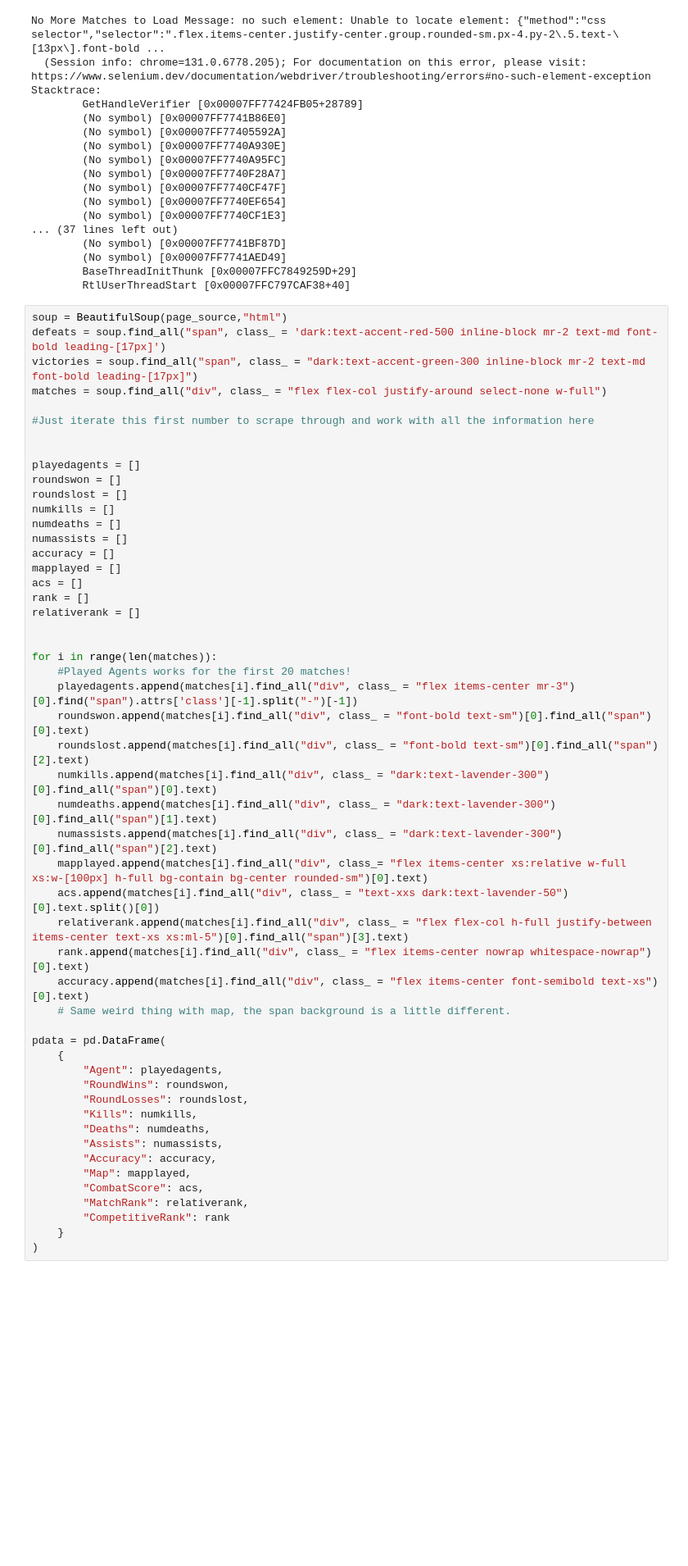
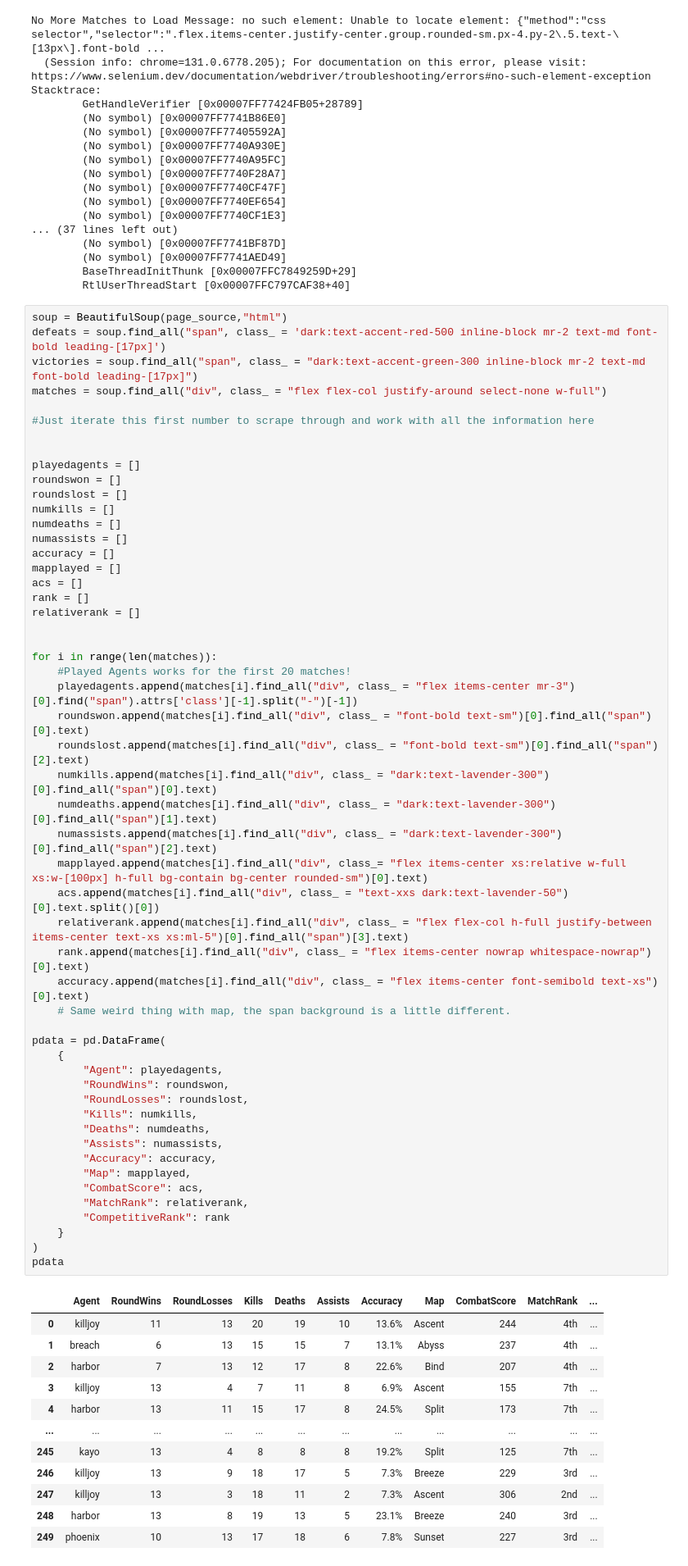
Before and after one commit to muhurto-rahman/PerfectPick, a Jupyter notebook: PerfectPick.ipynb, the cells around one changed output. Shown at 82% size. Cells and saved outputs as stored; diff of their text form; blank space fills up the shorter version.

```diff
--- a/PerfectPick.ipynb
+++ b/PerfectPick.ipynb
@@ -93,30 +99,44 @@ relativerank = []
 for i in range(len(matches)):
     #Played Agents works for the first 20 matches!
     playedagents.append(matches[i].find_all("div", class_ = "flex items-center mr-3")[0].find("span").attrs['class'][-1].split("-")[-1])
     roundswon.append(matches[i].find_all("div", class_ = "font-bold text-sm")[0].find_all("span")[0].text)
     roundslost.append(matches[i].find_all("div", class_ = "font-bold text-sm")[0].find_all("span")[2].text)
     numkills.append(matches[i].find_all("div", class_ = "dark:text-lavender-300")[0].find_all("span")[0].text)
     numdeaths.append(matches[i].find_all("div", class_ = "dark:text-lavender-300")[0].find_all("span")[1].text)
     numassists.append(matches[i].find_all("div", class_ = "dark:text-lavender-300")[0].find_all("span")[2].text)
     mapplayed.append(matches[i].find_all("div", class_= "flex items-center xs:relative w-full xs:w-[100px] h-full bg-contain bg-center rounded-sm")[0].text)
     acs.append(matches[i].find_all("div", class_ = "text-xxs dark:text-lavender-50")[0].text.split()[0])
     relativerank.append(matches[i].find_all("div", class_ = "flex flex-col h-full justify-between items-center text-xs xs:ml-5")[0].find_all("span")[3].text)
     rank.append(matches[i].find_all("div", class_ = "flex items-center nowrap whitespace-nowrap")[0].text)
     accuracy.append(matches[i].find_all("div", class_ = "flex items-center font-semibold text-xs")[0].text)
     # Same weird thing with map, the span background is a little different.
 
 pdata = pd.DataFrame(
     {
         "Agent": playedagents,
         "RoundWins": roundswon,
         "RoundLosses": roundslost,
         "Kills": numkills,
         "Deaths": numdeaths,
         "Assists": numassists,
         "Accuracy": accuracy,
         "Map": mapplayed,
         "CombatScore": acs,
         "MatchRank": relativerank,
         "CompetitiveRank": rank
     }
 )
+pdata
+# %% [output]
+|  | Agent | RoundWins | RoundLosses | Kills | Deaths | Assists | Accuracy | Map | CombatScore | MatchRank | ... |
+| 0 | killjoy | 11 | 13 | 20 | 19 | 10 | 13.6% | Ascent | 244 | 4th | ... |
+| 1 | breach | 6 | 13 | 15 | 15 | 7 | 13.1% | Abyss | 237 | 4th | ... |
+| 2 | harbor | 7 | 13 | 12 | 17 | 8 | 22.6% | Bind | 207 | 4th | ... |
+| 3 | killjoy | 13 | 4 | 7 | 11 | 8 | 6.9% | Ascent | 155 | 7th | ... |
+| 4 | harbor | 13 | 11 | 15 | 17 | 8 | 24.5% | Split | 173 | 7th | ... |
+| ... | ... | ... | ... | ... | ... | ... | ... | ... | ... | ... | ... |
+| 245 | kayo | 13 | 4 | 8 | 8 | 8 | 19.2% | Split | 125 | 7th | ... |
+| 246 | killjoy | 13 | 9 | 18 | 17 | 5 | 7.3% | Breeze | 229 | 3rd | ... |
+| 247 | killjoy | 13 | 3 | 18 | 11 | 2 | 7.3% | Ascent | 306 | 2nd | ... |
+| 248 | harbor | 13 | 8 | 19 | 13 | 5 | 23.1% | Breeze | 240 | 3rd | ... |
+| 249 | phoenix | 10 | 13 | 17 | 18 | 6 | 7.8% | Sunset | 227 | 3rd | ... |
```
Also changed, not shown: parts of 5 cells of this notebook.
